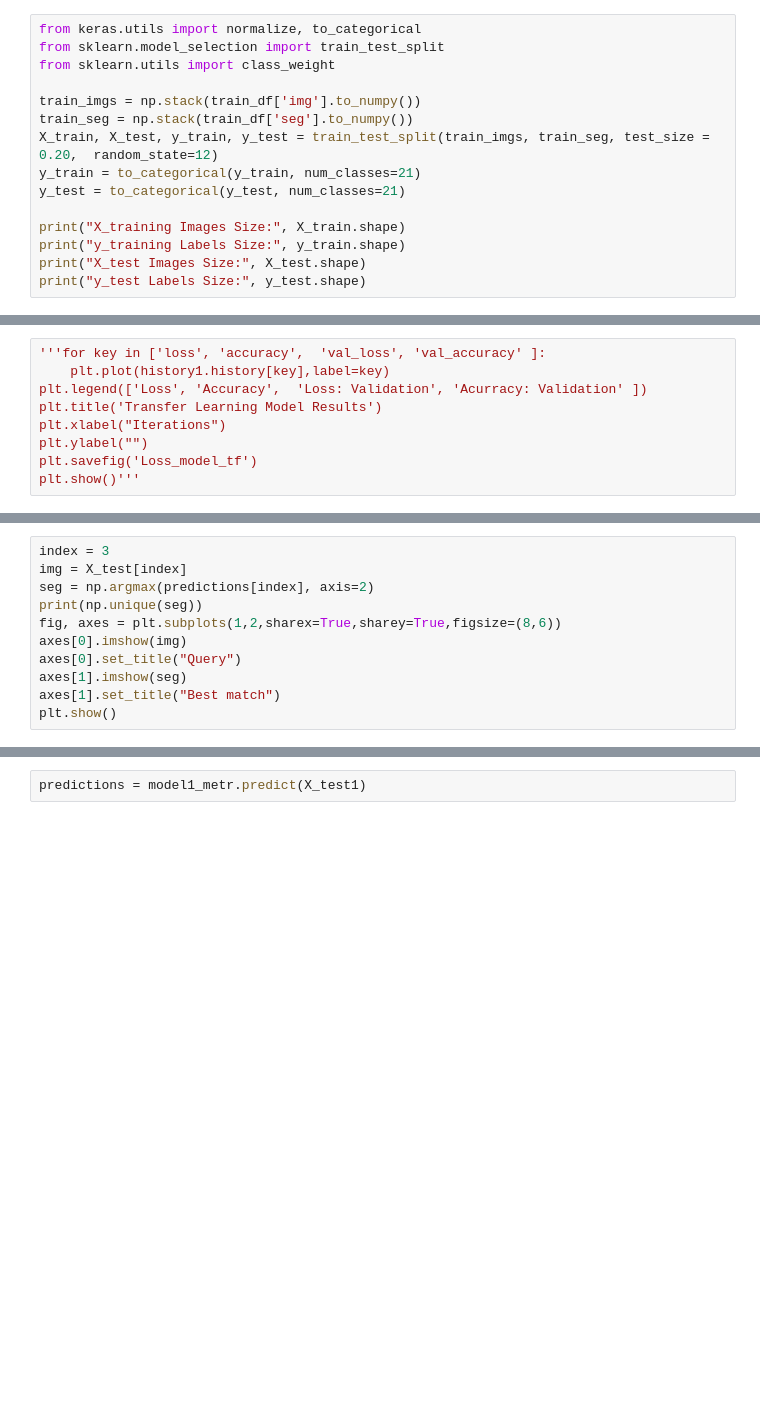
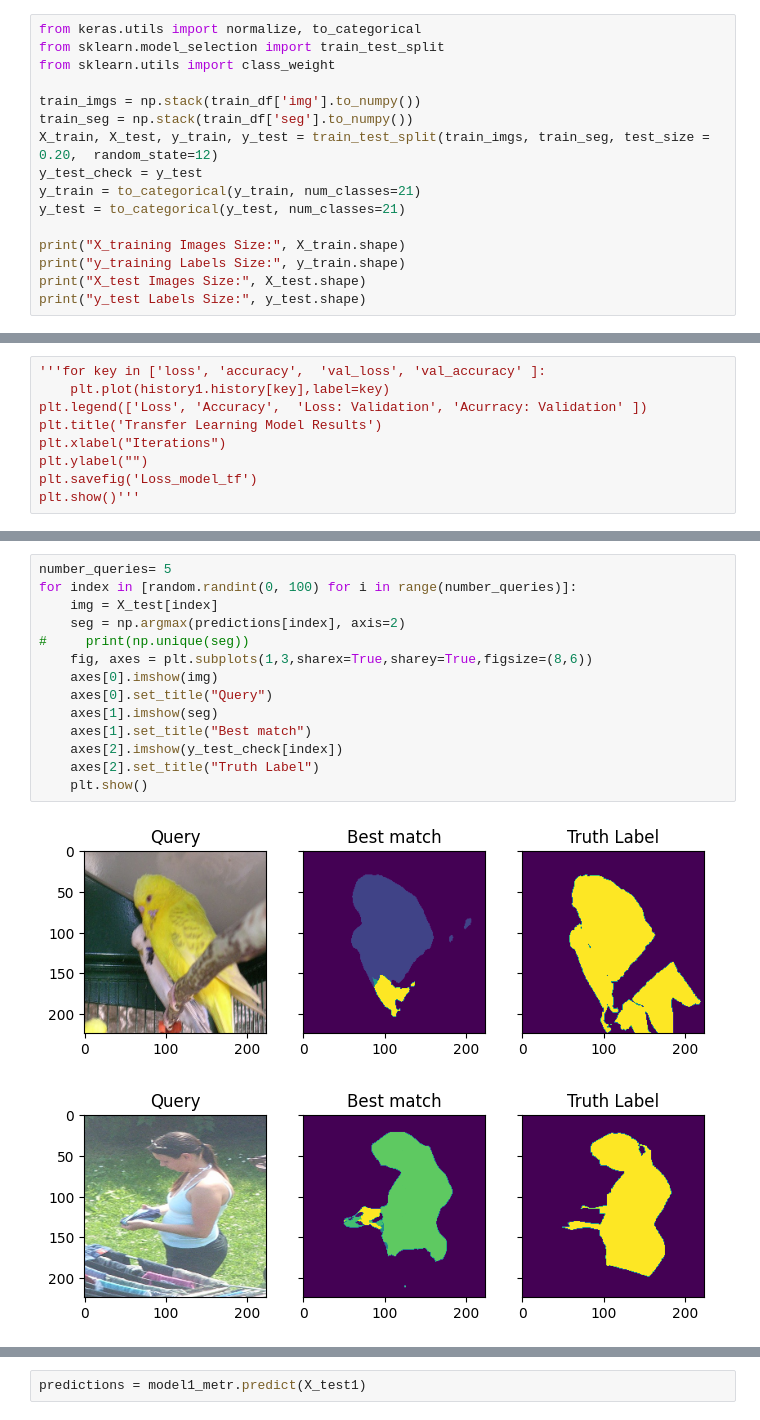
Before and after one commit to danilotpnta/ComputerVission, a Jupyter notebook: cv-ga2-v2.ipynb, the cells around one changed output, grey strips where cells are left out. Saved outputs shown, nothing was run; the diff lists cells and outputs as text; blank space fills up the shorter version.

```diff
--- a/cv-ga2-v2.ipynb
+++ b/cv-ga2-v2.ipynb
@@ -205,6 +206,7 @@ from sklearn.utils import class_weight
 train_imgs = np.stack(train_df['img'].to_numpy())
 train_seg = np.stack(train_df['seg'].to_numpy())
 X_train, X_test, y_train, y_test = train_test_split(train_imgs, train_seg, test_size = 0.20,  random_state=12)
+y_test_check = y_test
 y_train = to_categorical(y_train, num_classes=21)
 y_test = to_categorical(y_test, num_classes=21)
 
@@ -480,11 +484,17 @@ predictions = model1_metr.predict(X_test1)
 # %%
-index = 3
-img = X_test[index]
-seg = np.argmax(predictions[index], axis=2)
-print(np.unique(seg))
-fig, axes = plt.subplots(1,2,sharex=True,sharey=True,figsize=(8,6))
-axes[0].imshow(img)
-axes[0].set_title("Query")
-axes[1].imshow(seg)
-axes[1].set_title("Best match")
-plt.show()
+number_queries= 5
+for index in [random.randint(0, 100) for i in range(number_queries)]:
+    img = X_test[index]
+    seg = np.argmax(predictions[index], axis=2)
+#     print(np.unique(seg))
+    fig, axes = plt.subplots(1,3,sharex=True,sharey=True,figsize=(8,6))
+    axes[0].imshow(img)
+    axes[0].set_title("Query")
+    axes[1].imshow(seg)
+    axes[1].set_title("Best match")
+    axes[2].imshow(y_test_check[index])
+    axes[2].set_title("Truth Label")
+    plt.show()
+# %% [output]
+[figure, added]
+[figure, added]
```
Also changed, not shown: parts of 3 cells of this notebook.
